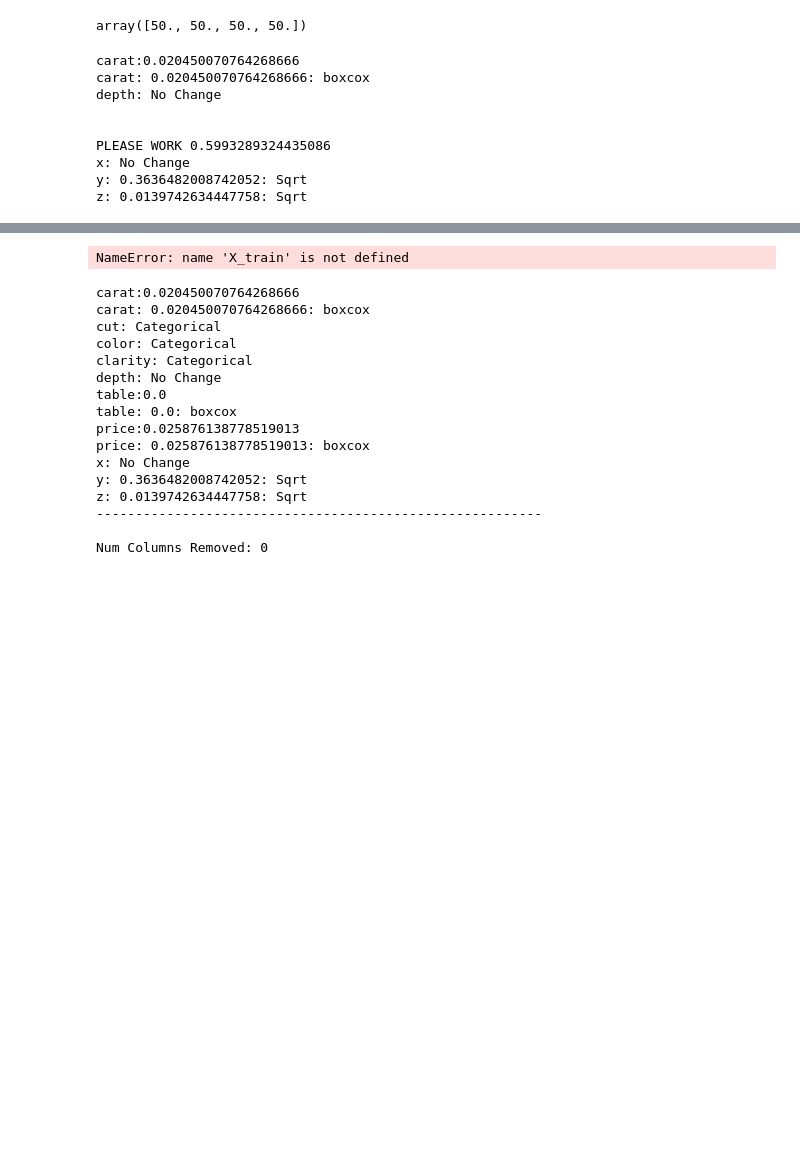
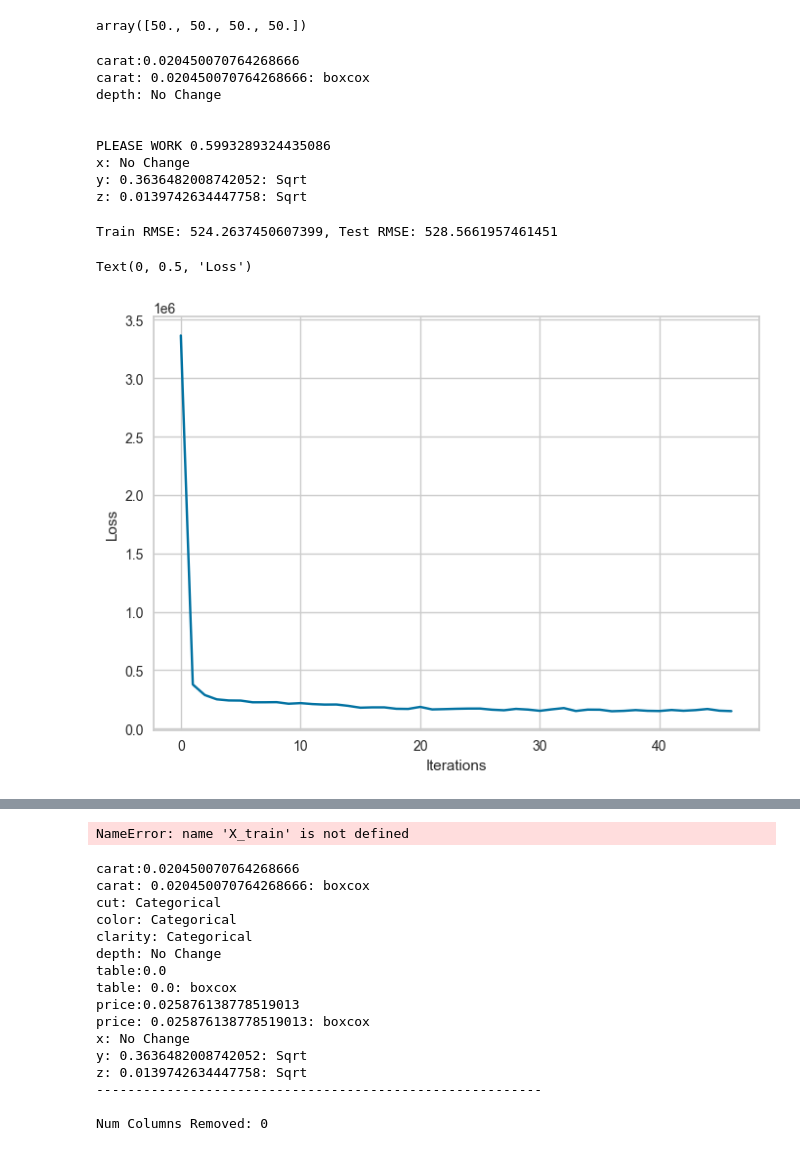
Before and after one commit to thewrigman/Diamond-characteristics-ece219, a Jupyter notebook: src/scratch.ipynb, the cells around one changed output, grey strips where cells are left out. Drawn from its saved outputs; the diff is of its cells as text; code cells hidden in the pictures; blank space fills up the shorter version.

```diff
--- a/src/scratch.ipynb
+++ b/src/scratch.ipynb
@@ -307,7 +307,7 @@ np.ones(4)*50
 # %% [output]
 array([50., 50., 50., 50.])
 # %%
-model = MLPRegressor(hidden_layer_sizes=[9,200,200,200, 200,200,200,200, 200],
+model = MLPRegressor(hidden_layer_sizes=[300,300,300, 300,300,300,300, 300],
                      activation='relu',
                      solver='adam',
                      alpha=0,
@@ -344,3 +355,14 @@ z: 0.0139742634447758: Sqrt
 model.fit(X_train,y_train)
 trainPred = model.predict(X_train)
 testPred = model.predict(X_test)
+# %%
+trainrmse = mean_squared_error(trainPred, y_train, squared=False)
+testrmse = mean_squared_error(testPred, y_test, squared=False)
+print(f"Train RMSE: {trainrmse}, Test RMSE: {testrmse}")
+plt.plot(model.loss_curve_)
+plt.xlabel("Iterations")
+plt.ylabel("Loss")
+# %% [output]
+Train RMSE: 524.2637450607399, Test RMSE: 528.5661957461451
+Text(0, 0.5, 'Loss')
+[figure, added]
```
Also changed, not shown: parts of 6 cells of this notebook, 2 other files.
